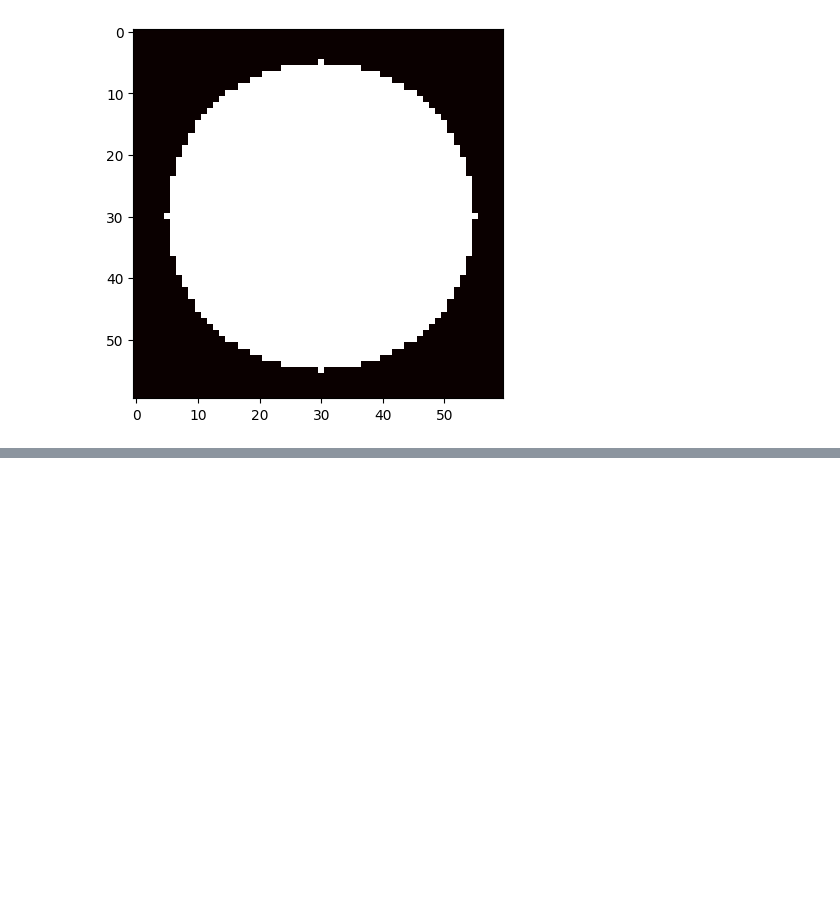
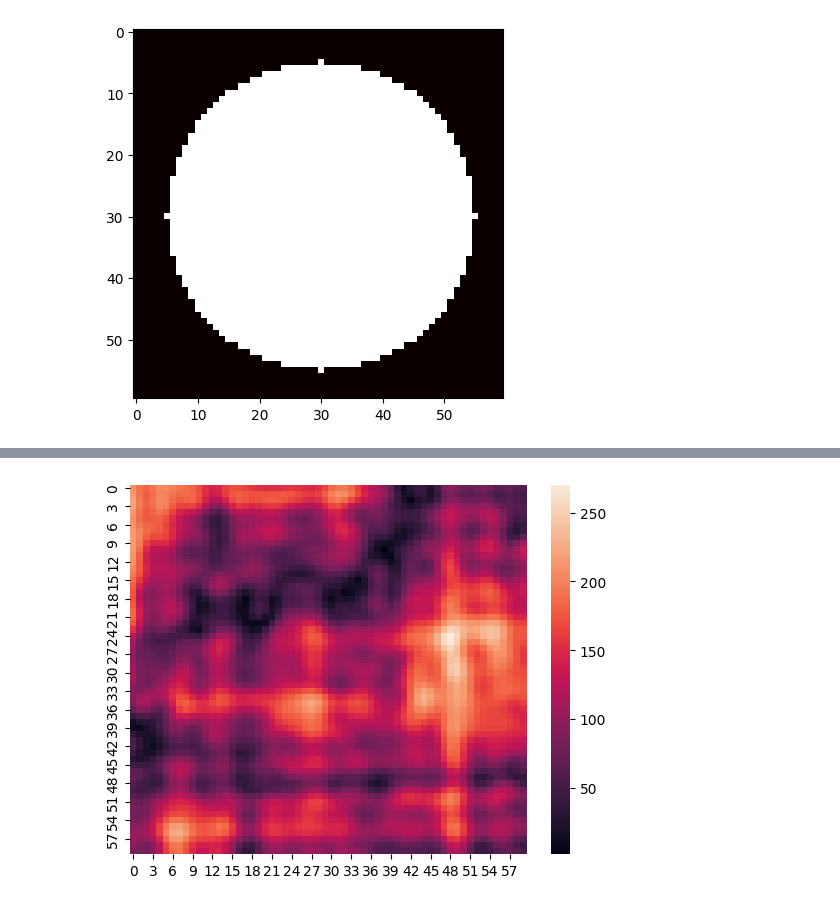
Before and after one commit to pramcodes/DDNN, a Jupyter notebook: encoding.ipynb, the cells around one changed output, grey strips where cells are left out. Saved outputs shown, nothing was run; the diff lists cells and outputs as text; code cells hidden in the pictures; blank space fills up the shorter version.

```diff
--- a/encoding.ipynb
+++ b/encoding.ipynb
@@ -211,0 +224,8 @@ plt.imshow(np.abs(res_f), cmap='hot', interpolation='nearest')
+# %%
+vec = norm_vec.flatten()
+res_f_2 = Optical_layers(phases,Optical_layers(phases,vec)).reshape(60,60)
+#2 layer network output
+sns.heatmap(np.abs(res_f_2))
+plt.show()
+# %% [output]
+[figure, added]
```
Also changed, not shown: parts of 10 cells of this notebook, 1 other file.
